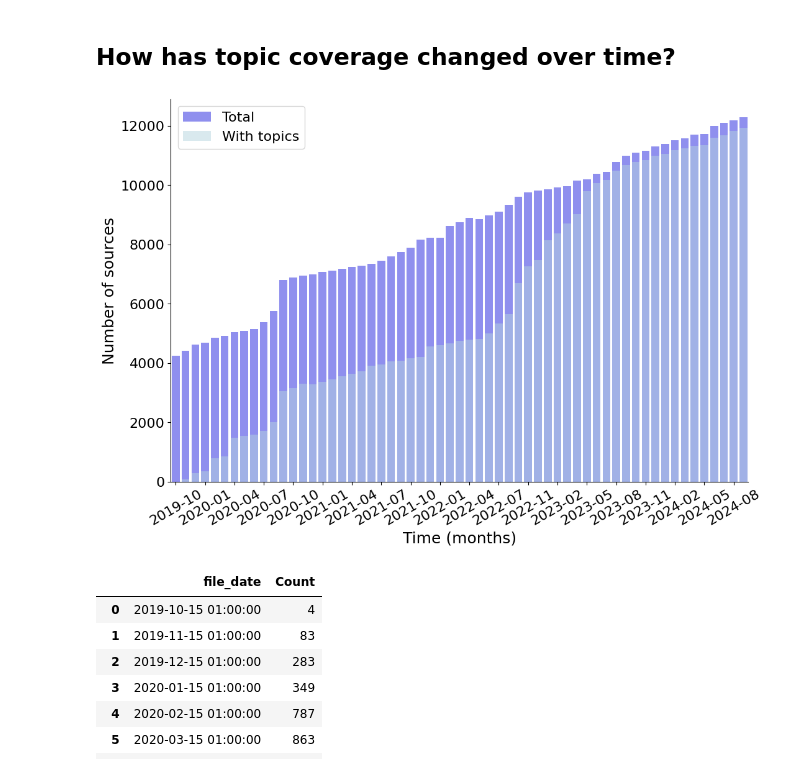
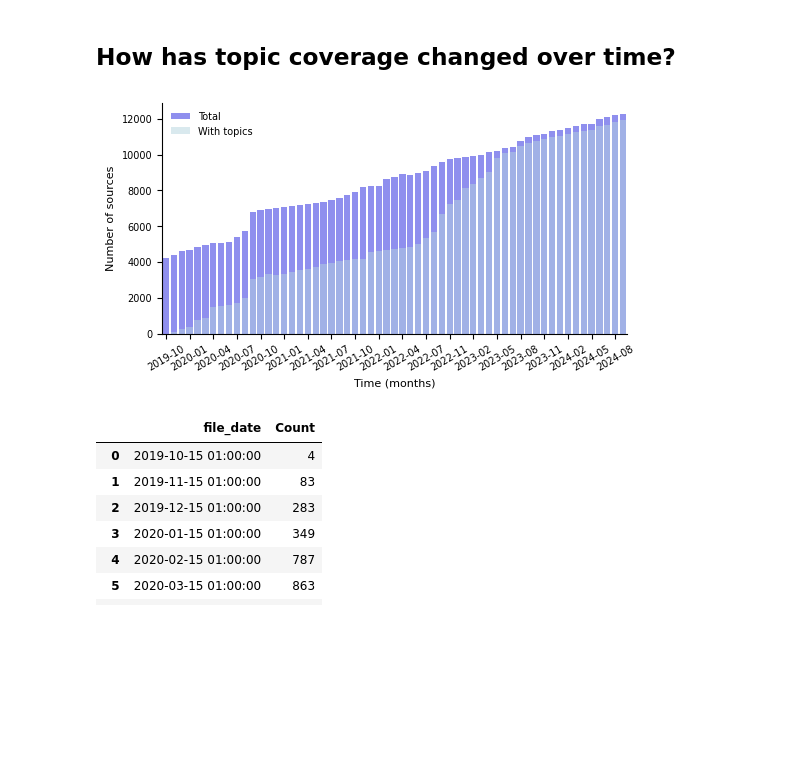
Before and after one commit to julaluehring/newsguard-review-analysis, a Jupyter notebook: describe_topics.ipynb, the cells around one changed output. Saved outputs shown, nothing was run; the diff lists cells and outputs as text; code cells hidden in the pictures; blank space fills up the shorter version.

Commit message:
standardize topic figures

```diff
--- a/describe_topics.ipynb
+++ b/describe_topics.ipynb
@@ -279,36 +310,5 @@ topics_df["Topic"] = topics_df["Topic"]\
 # %%
-# only take sources with not a NaN in Topics column
-topic_domains = df_15[df_15["Topics"].notnull()]
-
-# count of each topic per date
-topic_domain_count = \
-    topic_domains\
-        .groupby("file_date")\
-        .size()\
-        .reset_index(name="Count")
-
-# count of all sources per date
-count_month = \
-    df_15\
-        .groupby("file_date")\
-        .size()\
-        .reset_index(name="Total")
-
-# merge the two dataframes
-topic_domain_count = \
-    topic_domain_count\
-        .merge(count_month,
-               on="file_date")
-
-# calculate percentage
-topic_domain_count["Prop"] = \
-    (topic_domain_count["Count"] / topic_domain_count["Total"] * 100)\
-        .round(2)
-
-topic_domain_count["file_month"] = \
-    topic_domain_count["file_date"].dt.strftime("%Y-%m")
-
-fig,ax = plt.subplots(figsize=(12, 8))
+fig,ax = plt.subplots(figsize=(6, 3))
 
 sns.barplot(data=topic_domain_count,
             x="file_month",
@@ -319,40 +319,40 @@ sns.barplot(data=topic_domain_count,
             ax=ax)
 
 sns.barplot(data=topic_domain_count,
             x="file_month",
             y="Count",
             color="lightblue",
             alpha=0.5,
             errorbar=None,
             ax=ax)
 
 #legend
 ax.legend(["Total", "With topics"],
             loc="upper left",
-            fontsize=16)
+            frameon=False,
+            fontsize=7)
 
 plt.xlabel("Time (months)",
-              fontsize=18)
+              fontsize=8)
 
 #only every few months
 ax.set_xticks(ax.get_xticks()[::3])
-plt.xticks(rotation=30)
+plt.xticks(rotation=30, fontsize=7)
 plt.ylabel("Number of sources",
-                fontsize=18)
+                fontsize=8)
 
-plt.xticks(fontsize=16)
-plt.yticks(fontsize=16)
+plt.yticks(fontsize=7)
 custom_plots(ax=ax)
 
 plt.savefig(join(FIGURES,
                     "topic_source_over_time.pdf"),
                 bbox_inches='tight',
                 pad_inches=0.1,
                 dpi=300)
 
 plt.show()
 # %% [output]
-[figure, old version]
+[figure, new version]
 # %%
 topic_domain_count\
         .groupby("file_date")["Count"]\
```
Also changed, not shown: parts of 4 cells of this notebook.
